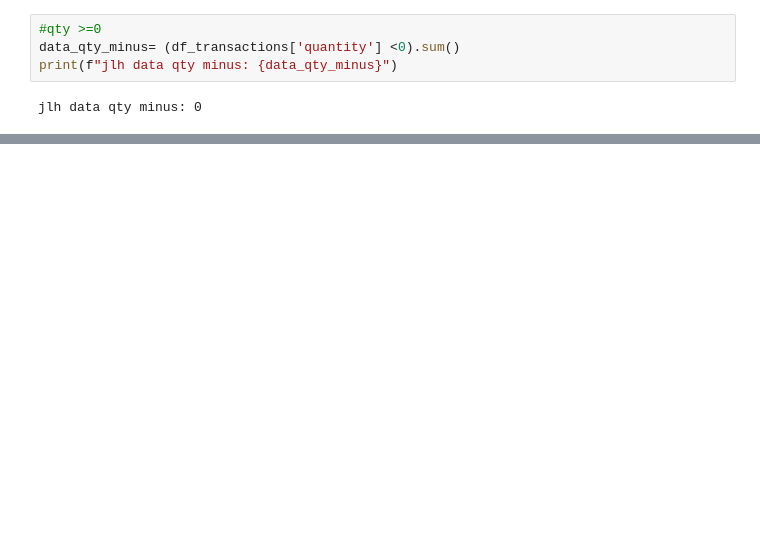
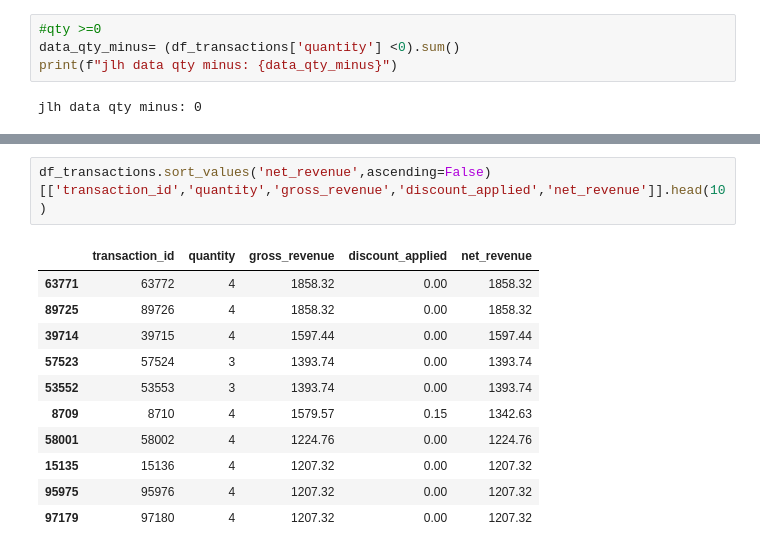
Before and after one commit to regartzpris/e-commerce_analysis, a Jupyter notebook: notebook/fact/fact_transactions.ipynb, the cells around one changed output, grey strips where cells are left out. Saved outputs shown, nothing was run; the diff lists cells and outputs as text; blank space fills up the shorter version.

```diff
--- a/notebook/fact/fact_transactions.ipynb
+++ b/notebook/fact/fact_transactions.ipynb
@@ -71,0 +312,14 @@ jlh data qty minus: 0
+# %%
+df_transactions.sort_values('net_revenue',ascending=False)[['transaction_id','quantity','gross_revenue','discount_applied','net_revenue']].head(10)
+# %% [output]
+|  | transaction_id | quantity | gross_revenue | discount_applied | net_revenue |
+| 63771 | 63772 | 4 | 1858.32 | 0.00 | 1858.32 |
+| 89725 | 89726 | 4 | 1858.32 | 0.00 | 1858.32 |
+| 39714 | 39715 | 4 | 1597.44 | 0.00 | 1597.44 |
+| 57523 | 57524 | 3 | 1393.74 | 0.00 | 1393.74 |
+| 53552 | 53553 | 3 | 1393.74 | 0.00 | 1393.74 |
+| 8709 | 8710 | 4 | 1579.57 | 0.15 | 1342.63 |
+| 58001 | 58002 | 4 | 1224.76 | 0.00 | 1224.76 |
+| 15135 | 15136 | 4 | 1207.32 | 0.00 | 1207.32 |
+| 95975 | 95976 | 4 | 1207.32 | 0.00 | 1207.32 |
+| 97179 | 97180 | 4 | 1207.32 | 0.00 | 1207.32 |
```
Also changed, not shown: parts of 24 cells of this notebook, 7 other files.
